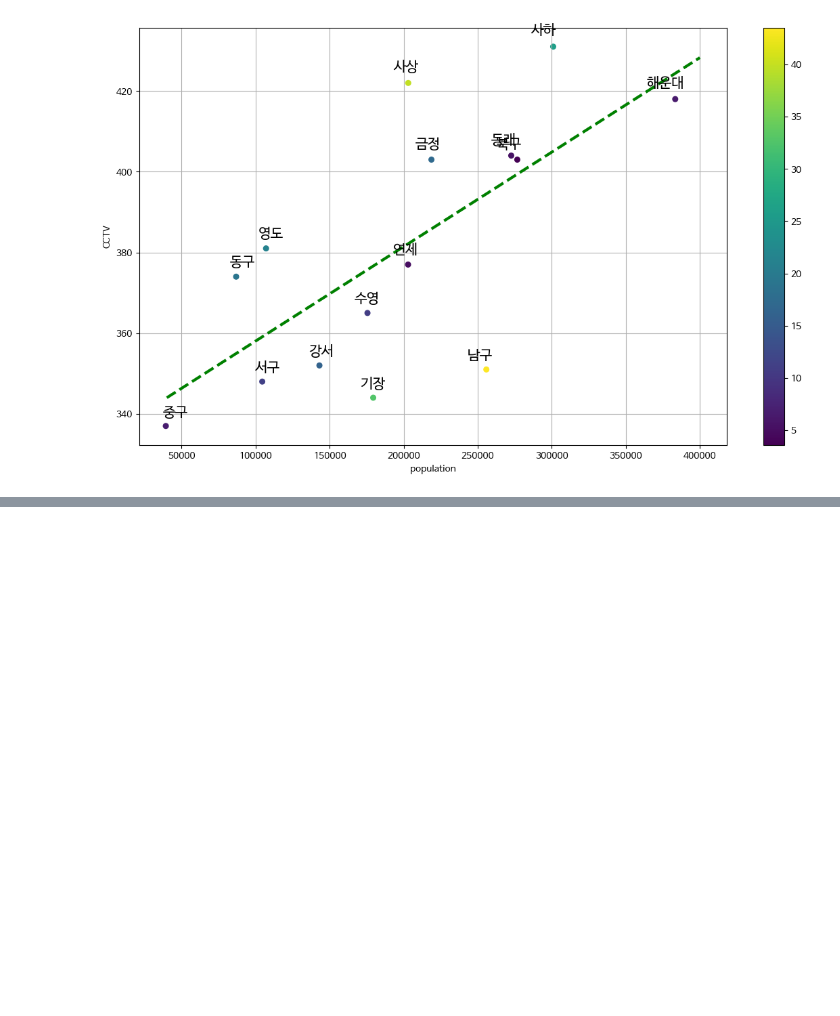
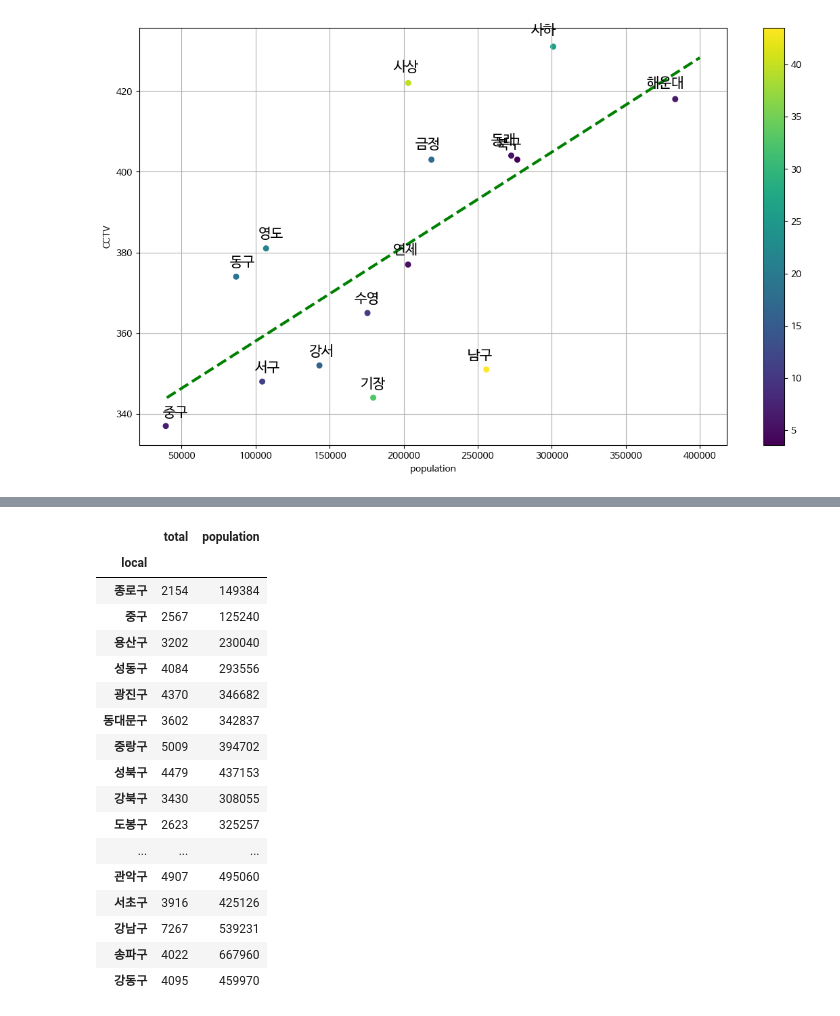
Before and after one commit to jungmin9911/python_pknu, a Jupyter notebook: py11_방범용CCTV위치분석.ipynb, the cells around one changed output, grey strips where cells are left out. Saved outputs shown, nothing was run; the diff lists cells and outputs as text; code cells hidden in the pictures; blank space fills up the shorter version.

Commit message:
data

```diff
--- a/py11_방범용CCTV위치분석.ipynb
+++ b/py11_방범용CCTV위치분석.ipynb
@@ -262,0 +258,5 @@ total
+# %%
+cctv2 = CCTV2[["구분","2024년"]]
+cctv2.columns = ["local", "total"]
+cctv2 = cctv2.drop([0,26,27],axis=0)
+cctv2
@@ -262,0 +281,3 @@ total
+# %%
+cctv2["total"] = cctv2["total"].astype(int)
+cctv2
@@ -262,0 +316,8 @@ total
+# %%
+data2 = seoul[["행정기관", "총 인구수"]]
+data2.columns = ["local", "population"]
+data2 = data2.loc[1:]
+data2["local"] = data2["local"].apply(lambda x: x.replace("서울특별시 ","").strip())
+data2 = data2.reset_index(drop=True)  # drop=True는 기존 인덱스를 삭제하고 새로 부여
+# data2 = data2.reset_index("local")
+data2
@@ -262,0 +342,26 @@ total
+# %%
+# 서울 구 별 cctv와 인구
+Seoul = pd.merge(cctv2, data2, on="local")
+Seoul["population"] = Seoul["population"].str.replace(",", "").astype(int)
+Seoul.sort_values(by="population", ascending=False)
+Seoul = Seoul.set_index("local")
+Seoul
+# %% [output]
+|  | total | population |
+| local |  |  |
+| 종로구 | 2154 | 149384 |
+| 중구 | 2567 | 125240 |
+| 용산구 | 3202 | 230040 |
+| 성동구 | 4084 | 293556 |
+| 광진구 | 4370 | 346682 |
+| 동대문구 | 3602 | 342837 |
+| 중랑구 | 5009 | 394702 |
+| 성북구 | 4479 | 437153 |
+| 강북구 | 3430 | 308055 |
+| 도봉구 | 2623 | 325257 |
+| ... | ... | ... |
+| 관악구 | 4907 | 495060 |
+| 서초구 | 3916 | 425126 |
+| 강남구 | 7267 | 539231 |
+| 송파구 | 4022 | 667960 |
+| 강동구 | 4095 | 459970 |
```
Also changed, not shown: parts of 15 cells of this notebook, 3 other files.
